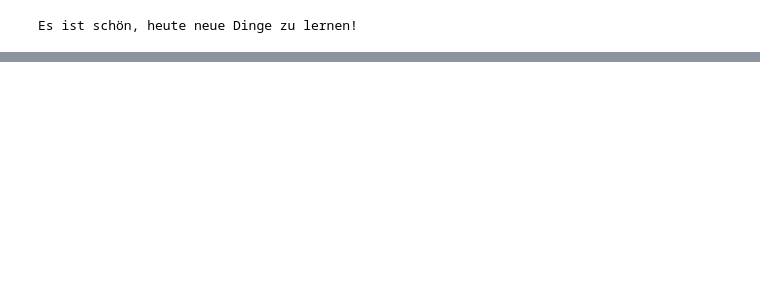
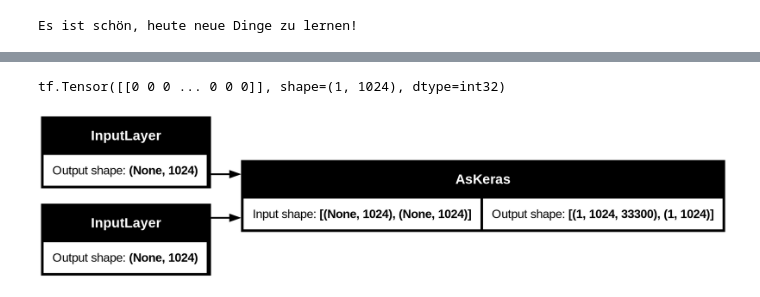
Before and after one commit to Shurtu-gal/neural-machine-translation, a Jupyter notebook: model/transfer.ipynb, the cells around one changed output, grey strips where cells are left out. Saved outputs shown, nothing was run; the diff lists cells and outputs as text; code cells hidden in the pictures; blank space fills up the shorter version.

```diff
--- a/model/transfer.ipynb
+++ b/model/transfer.ipynb
@@ -33,0 +51,21 @@ Es ist schön, heute neue Dinge zu lernen!
+# %%
+import tensorflow as tf
+import trax
+
+# Assuming 'model' is your Trax model
+keras_layer = trax.AsKeras(model, batch_size=1)
+
+# Define two inputs: one for `input_ids` and another for `target_ids`
+input_ids = tf.keras.Input(shape=(1024,), dtype='int32', name="input_ids")
+target_ids = tf.keras.Input(shape=(1024,), dtype='int32', name="target_ids")
+
+# Pass both inputs to the keras_layer (tuple of inputs)
+hidden = keras_layer((input_ids, target_ids))
+
+# Define the Keras model with two inputs and one output
+outputs = hidden
+keras_model = tf.keras.Model(inputs=[input_ids, target_ids], outputs=outputs)
+
+# Build the model
+keras_model.build(input_shape=[(None, 1024), (None, 1024)])
+keras_model.summary()
@@ -33,0 +90,30 @@ Es ist schön, heute neue Dinge zu lernen!
+# %%
+import numpy as np
+
+# Tokenize your sentence (this assumes you have a tokenizer with a vocab size matching your model's)
+sentence = "It is nice to learn new things today!"
+tokenized_input = list(trax.data.tokenize(iter([sentence]), vocab_dir='../google/', vocab_file='ende_32k.subword'))[0]
+
+# Pad or truncate to 1024 tokens
+tokenized_input = np.pad(tokenized_input, (0, 1024 - len(tokenized_input)), mode='constant')[:1024]
+tokenized_input = np.array([tokenized_input], dtype='int32')  # Add batch dimension
+
+# Set up the target input (empty or start tokens depending on your setup)
+# Here, we'll use an example target that matches the structure of `tokenized_input`.
+target_input = np.zeros((1, 1024), dtype='int32')
+
+# Run through Keras model
+output = keras_model([tokenized_input, target_input])
+# predicted_token = tf.argmax(output[0], axis=-1)
+# print(predicted_token)
+
+print(output[1])
+# %% [output]
+tf.Tensor([[0 0 0 ... 0 0 0]], shape=(1, 1024), dtype=int32)
+# %%
+from tensorflow.keras.utils import plot_model
+
+# Generate a plot of the model architecture
+plot_model(keras_model, show_shapes=True, expand_nested=True, rankdir='LR', to_file='../outputs/model.png')
+# %% [output]
+[figure, added]
```
Also changed, not shown: parts of 6 cells of this notebook, 7 other files.
